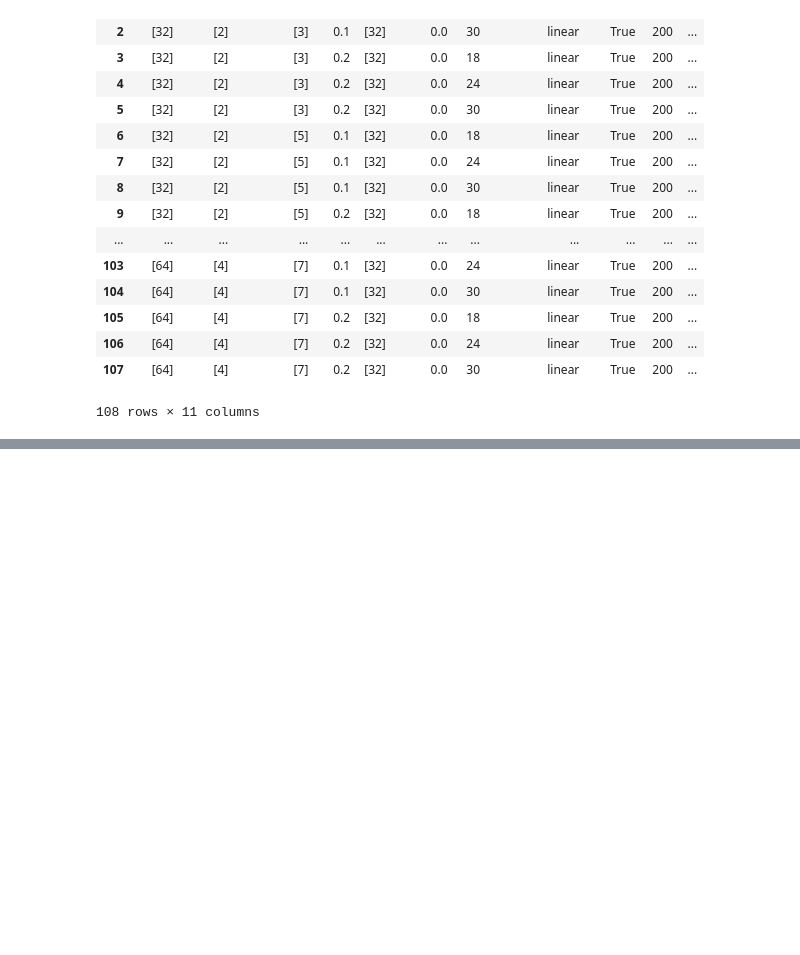
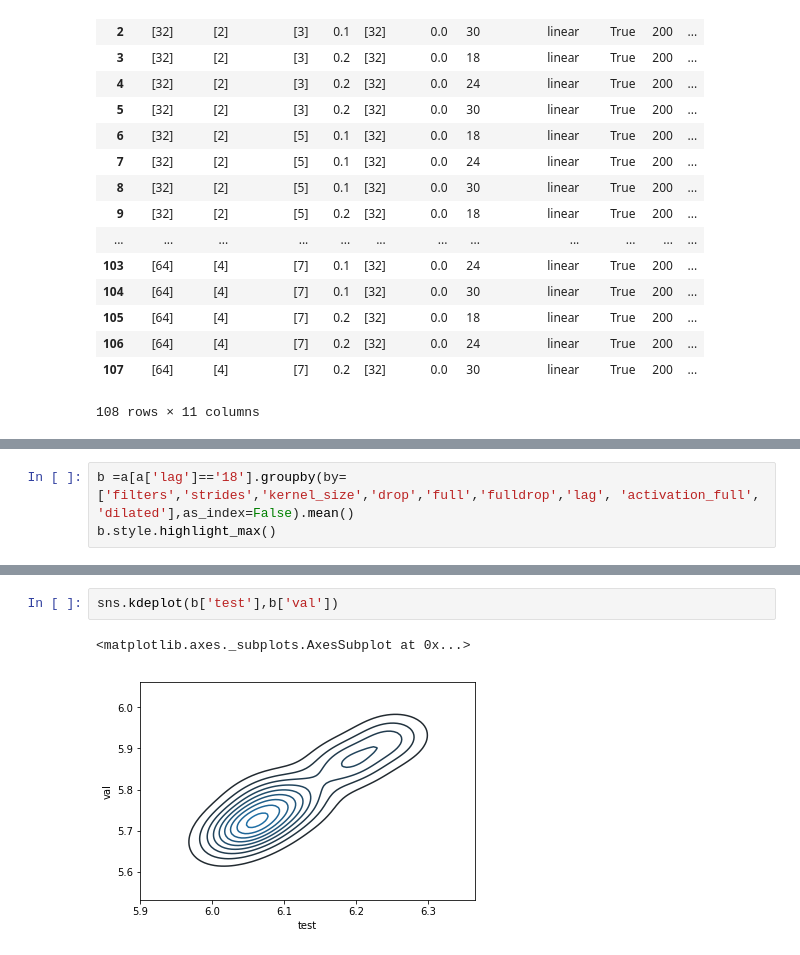
Before and after one commit to bejar/Wind, a Jupyter notebook: Notebooks/Tunning/ParameterTunningCNNs2s.ipynb, the cells around one changed output, grey strips where cells are left out. Saved outputs shown, nothing was run; the diff lists cells and outputs as text; blank space fills up the shorter version.

```diff
--- a/Notebooks/Tunning/ParameterTunningCNNs2s.ipynb
+++ b/Notebooks/Tunning/ParameterTunningCNNs2s.ipynb
@@ -413,0 +435,3 @@ a.groupby(by=[ 'filters','strides','kernel_size','drop','full','fulldrop','lag',
+# %%
+b =a[a['lag']=='18'].groupby(by=['filters','strides','kernel_size','drop','full','fulldrop','lag', 'activation_full', 'dilated'],as_index=False).mean()
+b.style.highlight_max()
@@ -413,0 +456,5 @@ a.groupby(by=[ 'filters','strides','kernel_size','drop','full','fulldrop','lag',
+# %%
+sns.kdeplot(b['test'],b['val'])
+# %% [output]
+<matplotlib.axes._subplots.AxesSubplot at 0x...>
+[figure, added]
```
Also changed, not shown: parts of 6 cells of this notebook, 5 other files.
